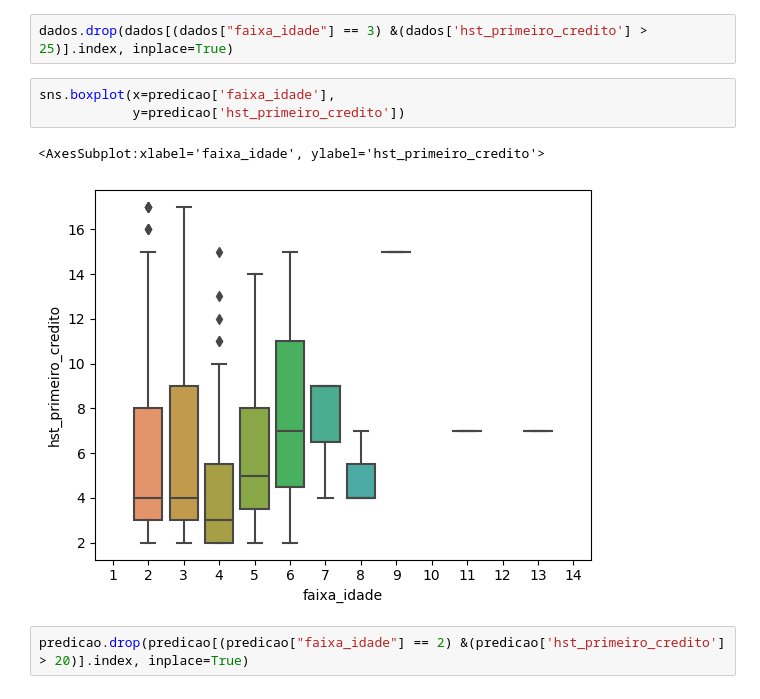
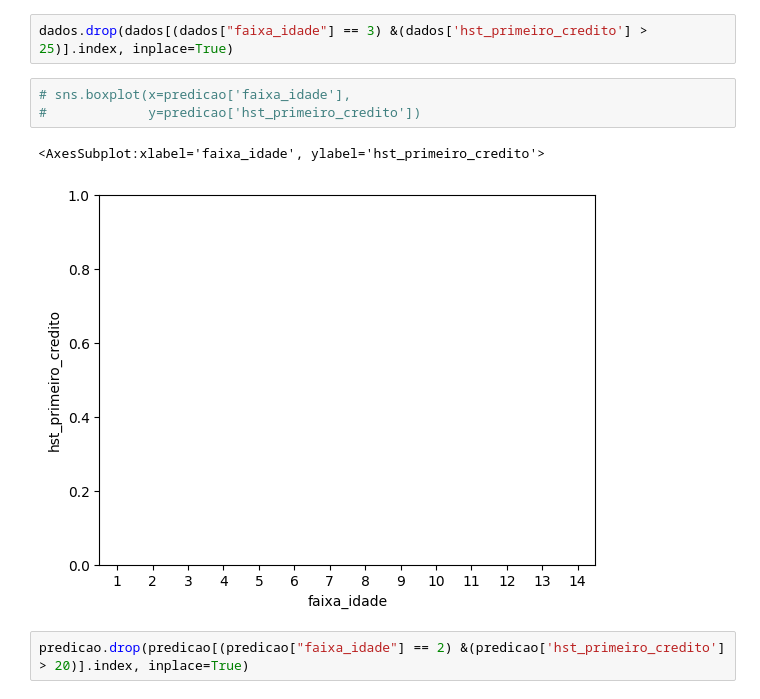
Before and after one commit to PauloVinicius02131/AluraChallengeDados1, a Jupyter notebook: Notebook.ipynb, the cells around one changed output. Drawn from its saved outputs; the diff is of its cells as text.

```diff
--- a/Notebook.ipynb
+++ b/Notebook.ipynb
@@ -363,11 +302,11 @@ dados.drop(dados[(dados["faixa_idade"] == 2) &(dados['hst_primeiro_credito'] > 2
 # %%
 dados.drop(dados[(dados["faixa_idade"] == 3) &(dados['hst_primeiro_credito'] > 25)].index, inplace=True)
 # %%
-sns.boxplot(x=predicao['faixa_idade'],
-            y=predicao['hst_primeiro_credito'])
+# sns.boxplot(x=predicao['faixa_idade'],
+#             y=predicao['hst_primeiro_credito'])
 # %% [output]
 <AxesSubplot:xlabel='faixa_idade', ylabel='hst_primeiro_credito'>
-[figure, old version]
+[figure, new version]
 # %%
 predicao.drop(predicao[(predicao["faixa_idade"] == 2) &(predicao['hst_primeiro_credito'] > 20)].index, inplace=True)
 # %%
```
Also changed, not shown: parts of 15 cells of this notebook, 19 other files.
